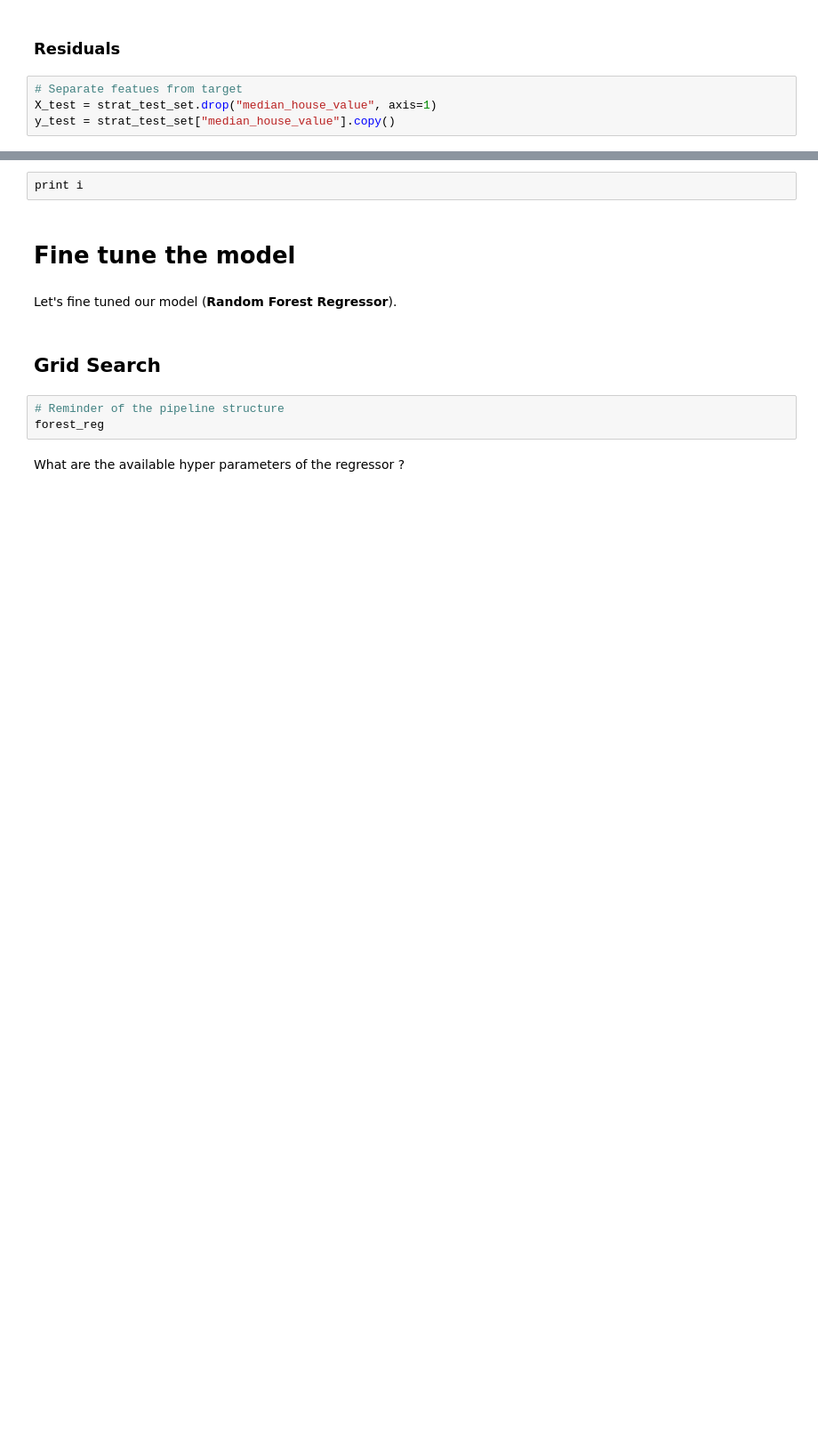
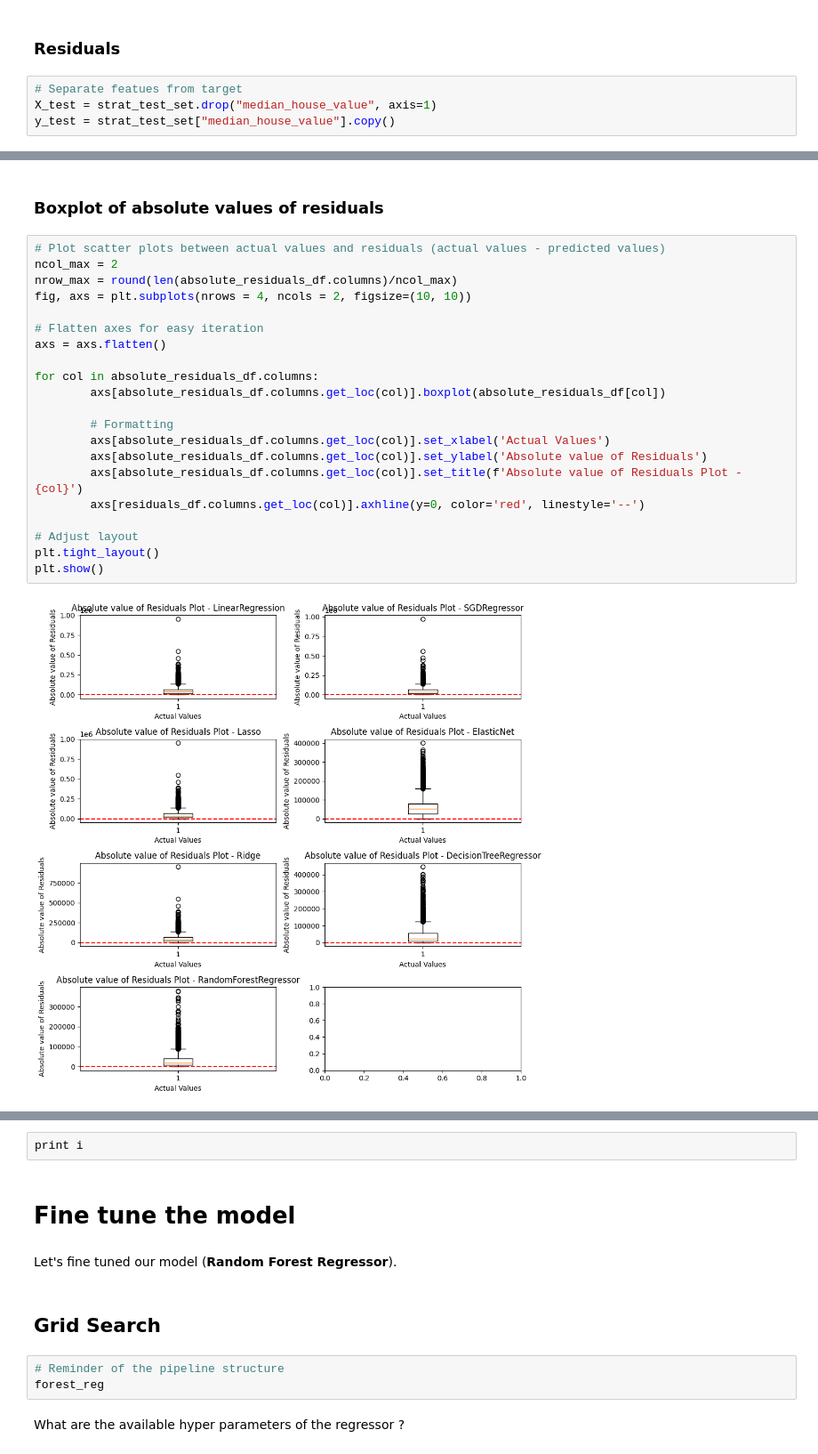
Before and after one commit to thcarole1/house_pricing_prediction, a Jupyter notebook: notebooks/Housing Price Prediction.ipynb, the cells around one changed output, grey strips where cells are left out. Shown at 89% size. Saved outputs shown, nothing was run; the diff lists cells and outputs as text; blank space fills up the shorter version.

```diff
--- a/notebooks/Housing Price Prediction.ipynb
+++ b/notebooks/Housing Price Prediction.ipynb
@@ -941,0 +984,25 @@ for col in residuals_df.columns:
+# %% [markdown]
+### Boxplot of absolute values of residuals
+# %%
+# Plot scatter plots between actual values and residuals (actual values - predicted values)
+ncol_max = 2
+nrow_max = round(len(absolute_residuals_df.columns)/ncol_max)
+fig, axs = plt.subplots(nrows = 4, ncols = 2, figsize=(10, 10))
+
+# Flatten axes for easy iteration
+axs = axs.flatten()
+
+for col in absolute_residuals_df.columns:
+        axs[absolute_residuals_df.columns.get_loc(col)].boxplot(absolute_residuals_df[col])
+
+        # Formatting
+        axs[absolute_residuals_df.columns.get_loc(col)].set_xlabel('Actual Values')
+        axs[absolute_residuals_df.columns.get_loc(col)].set_ylabel('Absolute value of Residuals')
+        axs[absolute_residuals_df.columns.get_loc(col)].set_title(f'Absolute value of Residuals Plot - {col}')
+        axs[residuals_df.columns.get_loc(col)].axhline(y=0, color='red', linestyle='--')
+
+# Adjust layout
+plt.tight_layout()
+plt.show()
+# %% [output]
+[figure, added]
```
Also changed, not shown: parts of 10 cells of this notebook.
